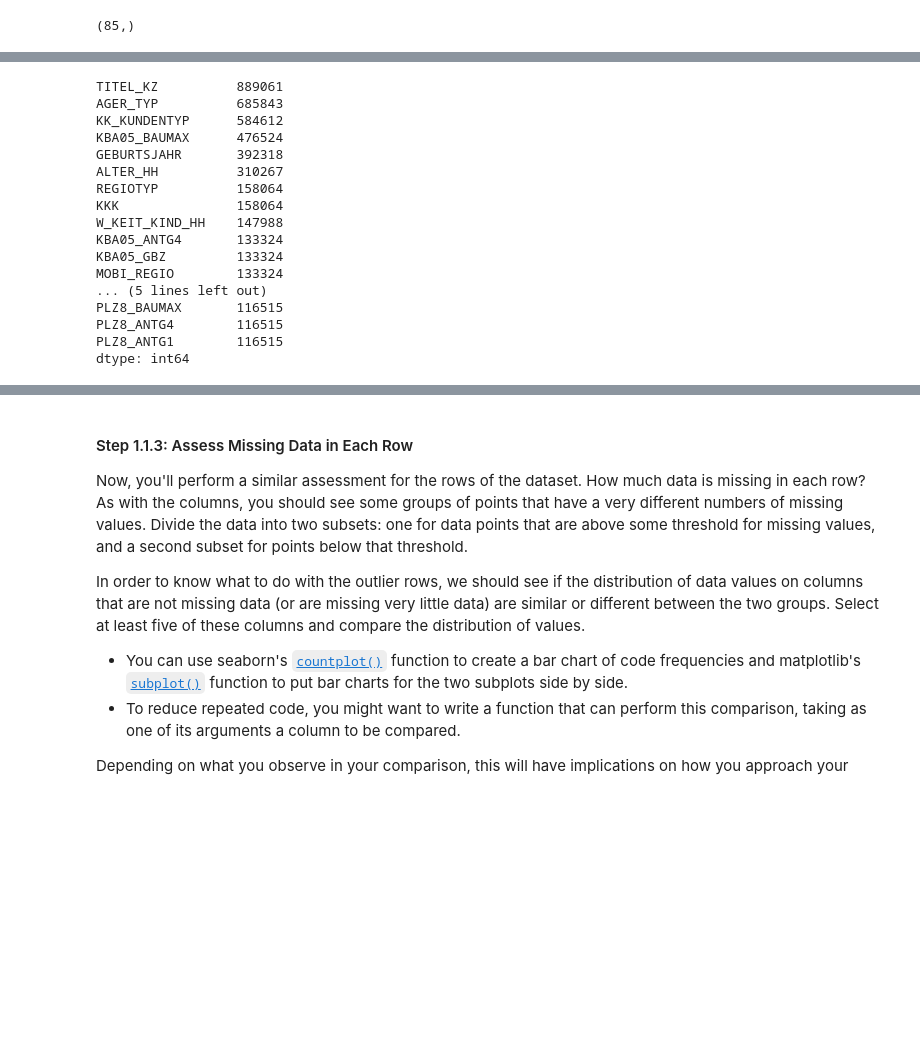
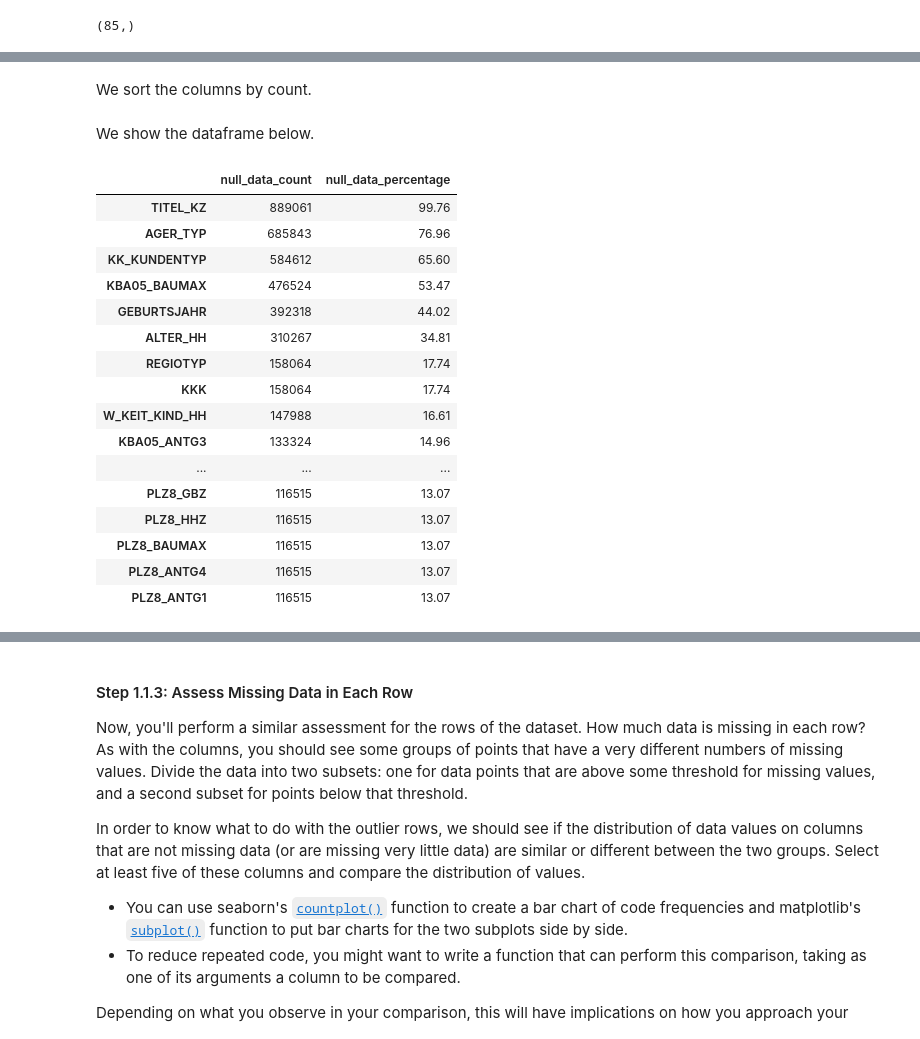
Before and after one commit to dguevar1/identify_customer_segments, a Jupyter notebook: Identify_Customer_Segments.ipynb, the cells around one changed output, grey strips where cells are left out. Cells and saved outputs as stored; diff of their text form; code cells hidden in the pictures; blank space fills up the shorter version.

```diff
--- a/Identify_Customer_Segments.ipynb
+++ b/Identify_Customer_Segments.ipynb
@@ -568,0 +622,2 @@ columns_with_missing_data_count.shape
+# %% [markdown]
+We sort the columns by count.
@@ -569,21 +626,23 @@ columns_with_missing_data_count.shape
+# %% [markdown]
+We show the dataframe below.
 # %%
-columns_with_missing_data_count[0:20]
+null_data_information_per_column_with_nans[0:20]
 # %% [output]
-TITEL_KZ          889061
-AGER_TYP          685843
-KK_KUNDENTYP      584612
-KBA05_BAUMAX      476524
-GEBURTSJAHR       392318
-ALTER_HH          310267
-REGIOTYP          158064
-KKK               158064
-W_KEIT_KIND_HH    147988
-KBA05_ANTG4       133324
-KBA05_GBZ         133324
-MOBI_REGIO        133324
-... (5 lines left out)
-PLZ8_BAUMAX       116515
-PLZ8_ANTG4        116515
-PLZ8_ANTG1        116515
-dtype: int64
+|  | null_data_count | null_data_percentage |
+| TITEL_KZ | 889061 | 99.76 |
+| AGER_TYP | 685843 | 76.96 |
+| KK_KUNDENTYP | 584612 | 65.60 |
+| KBA05_BAUMAX | 476524 | 53.47 |
+| GEBURTSJAHR | 392318 | 44.02 |
+| ALTER_HH | 310267 | 34.81 |
+| REGIOTYP | 158064 | 17.74 |
+| KKK | 158064 | 17.74 |
+| W_KEIT_KIND_HH | 147988 | 16.61 |
+| KBA05_ANTG3 | 133324 | 14.96 |
+| ... | ... | ... |
+| PLZ8_GBZ | 116515 | 13.07 |
+| PLZ8_HHZ | 116515 | 13.07 |
+| PLZ8_BAUMAX | 116515 | 13.07 |
+| PLZ8_ANTG4 | 116515 | 13.07 |
+| PLZ8_ANTG1 | 116515 | 13.07 |
 # %%
```
Also changed, not shown: parts of 103 cells of this notebook.
